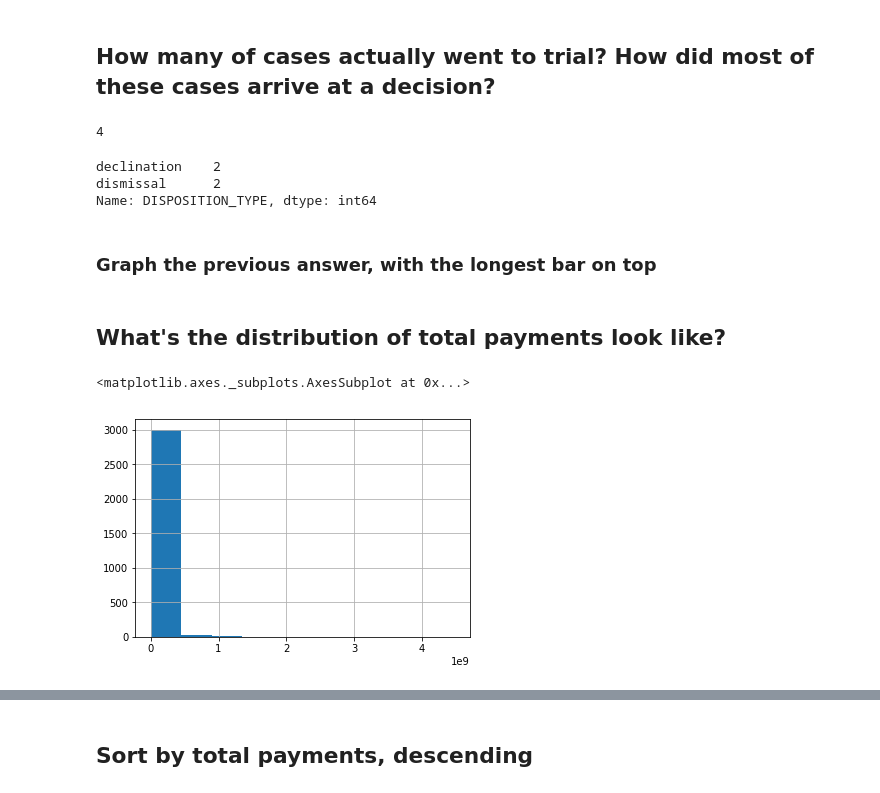
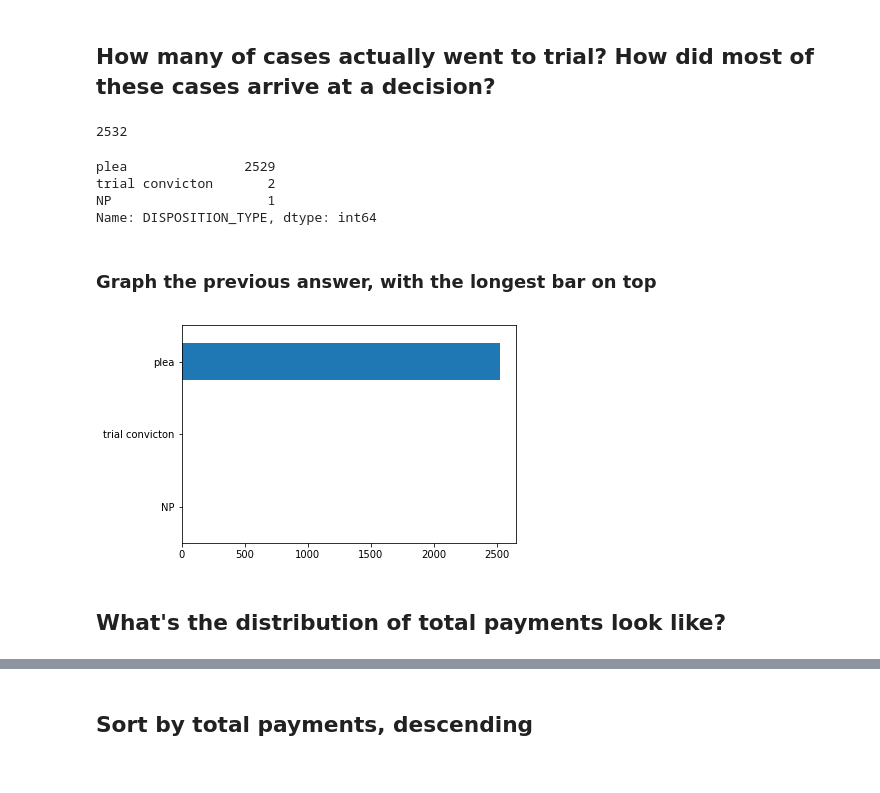
Before and after one commit to mathieulede/foundations, a Jupyter notebook: 0910-homework/corporate-prosecution/Corporate Prosecution - Exercise B.ipynb, the cells around one changed output, grey strips where cells are left out. Drawn from its saved outputs; the diff is of its cells as text; code cells hidden in the pictures.

```diff
--- a/0910-homework/corporate-prosecution/Corporate Prosecution - Exercise B.ipynb
+++ b/0910-homework/corporate-prosecution/Corporate Prosecution - Exercise B.ipynb
@@ -177,35 +177,46 @@ df[['FINE', 'FORFEITURE_DISGORGEMENT']].head(2)
 # %% [markdown]
 ## How many of cases actually went to trial? How did most of these cases arrive at a decision?
 # %%
-# DISPOSITION_TYPE - Indicates whether the prosecution was resolved through a type of agreement: a plea ("plea");
-# non-prosecution agreement ("NP"); or deferred prosecution agreement ("DP"); or whether the prosecution was resolved
-# at trial in a conviction ("trial conviction") or acquittal ("acquittal") or a dismissal before
-# or during trial ("dismissal"); as well as by a declination in which the case was dismissed by the
-# prosecutor ("declination").
+# DISPOSITION_TYPE
+# Indicates whether the prosecution was resolved through a type of agreement:
+#   a plea ("plea");
+#   non-prosecution agreement ("NP");
+#   or deferred prosecution agreement ("DP");
+# or whether the prosecution was resolved:
+#   at trial in a conviction ("trial conviction")
+#   or acquittal ("acquittal")
+#   or a dismissal before
+#   or during trial ("dismissal");
+#   as well as by a declination in which the case was dismissed by the
+#   prosecutor ("declination").
 
-disposition_types = [
-    'trial conviction',
-    'acquittal',
-    'dismissal',
-    'declination'
-]
+# disposition_types = [
+#     'trial convicton', # the convict(i)on is missing in the data
+#     'acquittal',
+#     'dismissal',
+#     'declination'
+# ]
 
-len(df[df['DISPOSITION_TYPE'].isin(disposition_types)])
+# len(df[df['DISPOSITION_TYPE'].isin(disposition_types)])
+
+len(df[df['JUDGMENT_DATE'].notnull()])
 # %% [output]
-4
+2532
 # %%
-df[df['DISPOSITION_TYPE'].isin(disposition_types)]['DISPOSITION_TYPE'].value_counts()
+df[df['JUDGMENT_DATE'].notnull()]['DISPOSITION_TYPE'].value_counts()
 # %% [output]
-declination    2
-dismissal      2
+plea               2529
+trial convicton       2
+NP                    1
 Name: DISPOSITION_TYPE, dtype: int64
 # %% [markdown]
 ### Graph the previous answer, with the longest bar on top
+# %%
+(df[df['JUDGMENT_DATE'].notnull()]['DISPOSITION_TYPE']
+ .value_counts()
+ .plot(kind='barh')
+ .invert_yaxis())
+# %% [output]
+[figure, added]
 # %% [markdown]
 ## What's the distribution of total payments look like?
-# %%
-%matplotlib inline
-df['TOTAL_PAYMENT'].hist()
-# %% [output]
-<matplotlib.axes._subplots.AxesSubplot at 0x...>
-[figure, removed]
```
Also changed, not shown: parts of 13 cells of this notebook, 2 other files.
